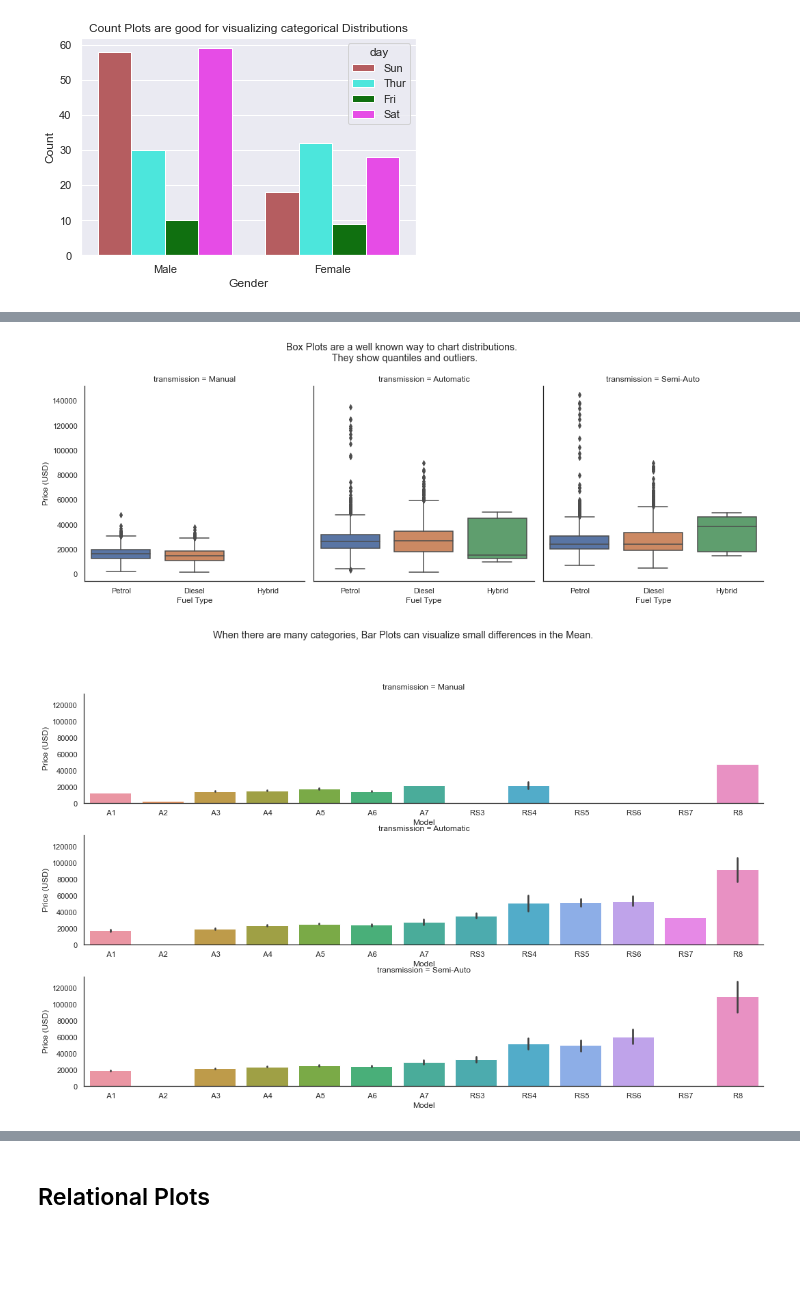
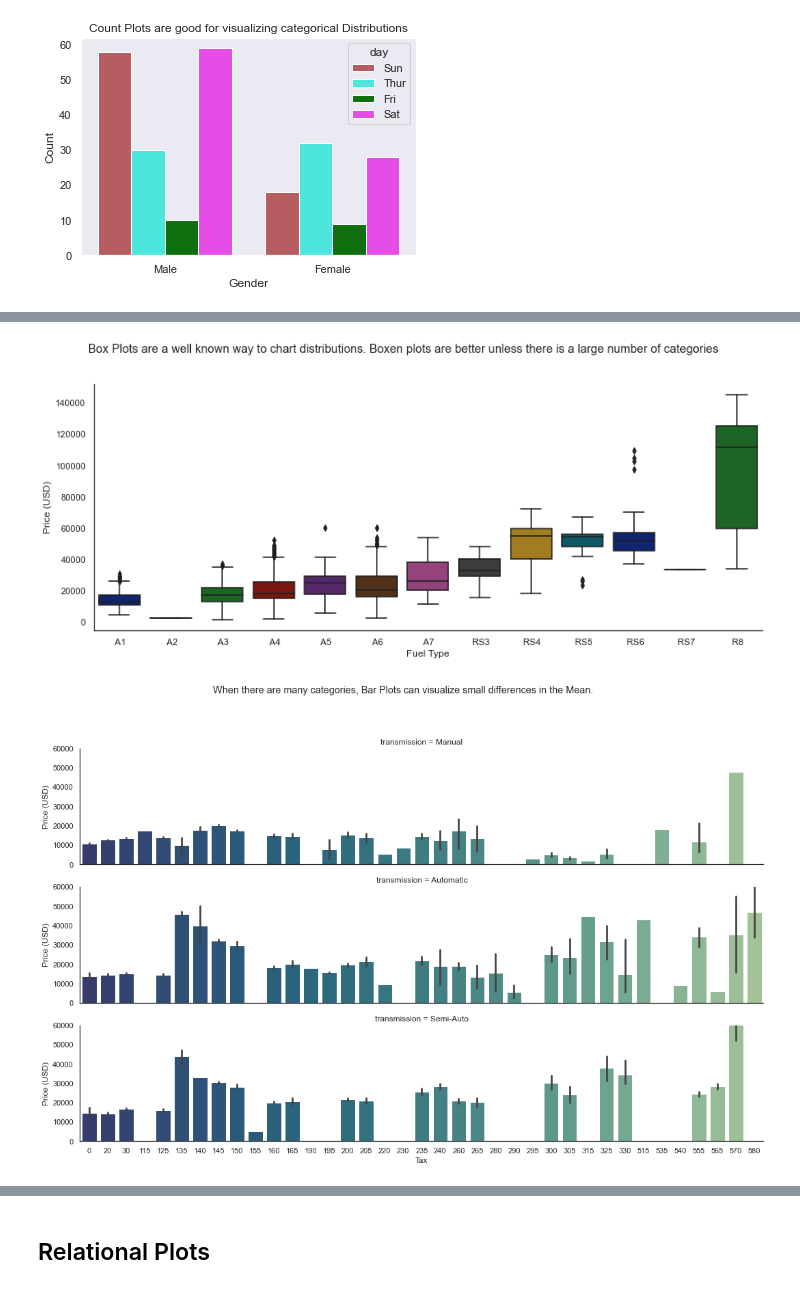
Before and after one commit to developerHobday/data-visualization, a Jupyter notebook: seaborn.ipynb, the cells around one changed output, grey strips where cells are left out. Saved outputs shown, nothing was run; the diff lists cells and outputs as text; code cells hidden in the pictures; blank space fills up the shorter version.

```diff
--- a/seaborn.ipynb
+++ b/seaborn.ipynb
@@ -103,34 +141,37 @@ _ = g.set(
 # %%
 sns.set_style('white')
+model_order = [' A1', ' A2', ' A3', ' A4', ' A5', ' A6', ' A7', ' RS3', ' RS4', ' RS5', ' RS6', ' RS7', ' R8'] # leave out some models
 g = sns.catplot(kind='box',
-    data = audi_df, col='transmission',
-    x = 'fuelType',
+    data = audi_df,
+    x = 'model', order = model_order,
     y='price',
-    # height=3, aspect=7/3, sharex=False,
+    palette='dark',
+    height=5, aspect=10/4, sharex=False,
     # whis=[5,95], #default whiskers extend to 1.5 * IQR (75q - 25q)
     # sym='', # Don't show outliers
 )
 g.set(
     xlabel = 'Fuel Type',
     ylabel = 'Price (USD)',
 )
-_ = g.fig.suptitle('Box Plots are a well known way to chart distributions. \n They show quantiles and outliers.', y=1.1)
+_ = g.fig.suptitle('Box Plots are a well known way to chart distributions. Boxen plots are better unless there is a large number of categories', y=1.1)
 # %% [output]
-[figure, old version]
+[figure, new version]
 # %%
-model_order = [' A1', ' A2', ' A3', ' A4', ' A5', ' A6', ' A7', ' RS3', ' RS4', ' RS5', ' RS6', ' RS7', ' R8'] # leave out some models
+
 g = sns.catplot(kind='bar',
     data = audi_df, row='transmission',
-    x = 'model', order=model_order,
-    y='price',
-    height=3, aspect=15/3, sharex=False,
+    x = 'tax',
+    y='price', palette='crest_r',
+    height=3, aspect=15/3,
     # ci = None, # The black line shows a 95% confidence interval for the real population mean.
 )
 g.fig.suptitle('When there are many categories, Bar Plots can visualize small differences in the Mean.', y=1.1)
 _ = g.set(
-    xlabel = 'Model',
-    ylabel = 'Price (USD)'
+    xlabel = 'Tax',
+    ylabel = 'Price (USD)',
+    ylim = (0, 60*1000),
 )
 # %% [output]
-[figure, old version]
+[figure, new version]
 # %%
```
Also changed, not shown: parts of 38 cells of this notebook.
